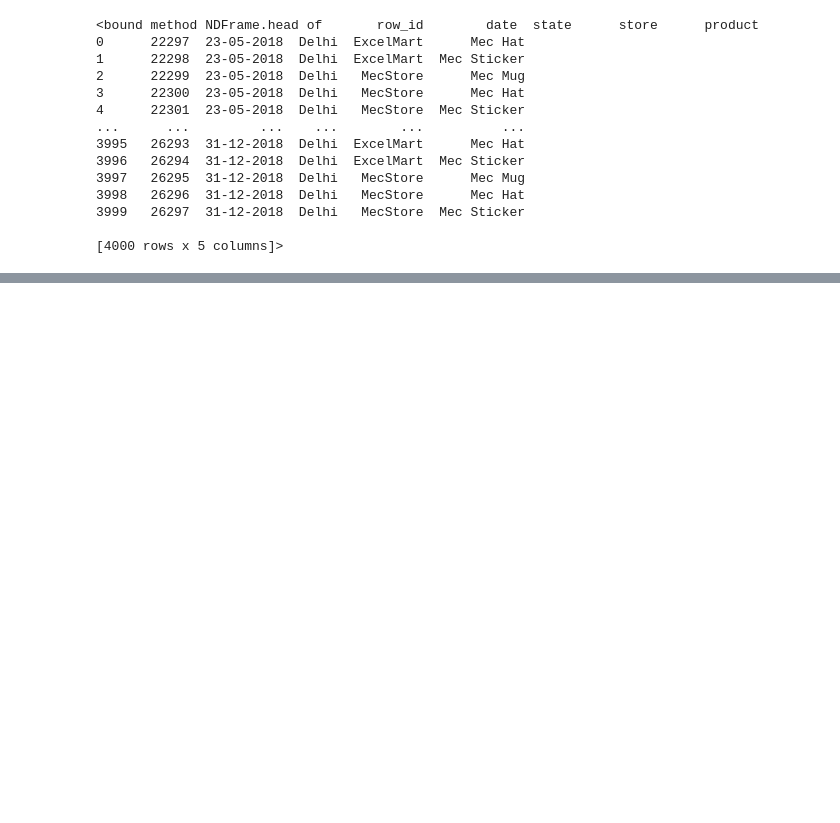
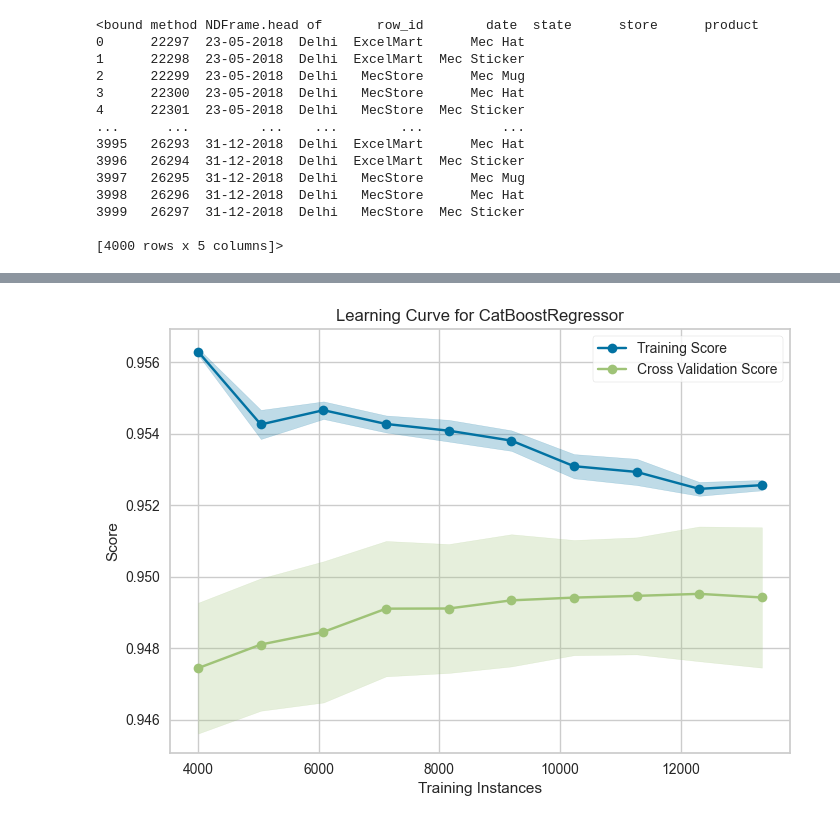
Before and after one commit to karthikgkumar/NeuralNet, a Jupyter notebook: EDA_excel.ipynb, the cells around one changed output, grey strips where cells are left out. Drawn from its saved outputs; the diff is of its cells as text; code cells hidden in the pictures; blank space fills up the shorter version.

```diff
--- a/EDA_excel.ipynb
+++ b/EDA_excel.ipynb
@@ -65,0 +217,3 @@ ImportError: cannot import name 'interp' from 'scipy' (E:\01_BTECH CS\datascienc
+# %%
+exp.plot_model(tune_catboost, plot='learning')
+# %% [output]
@@ -65,0 +221 @@ ImportError: cannot import name 'interp' from 'scipy' (E:\01_BTECH CS\datascienc
+[figure, added]
```
Also changed, not shown: parts of 21 cells of this notebook, 5 other files.
